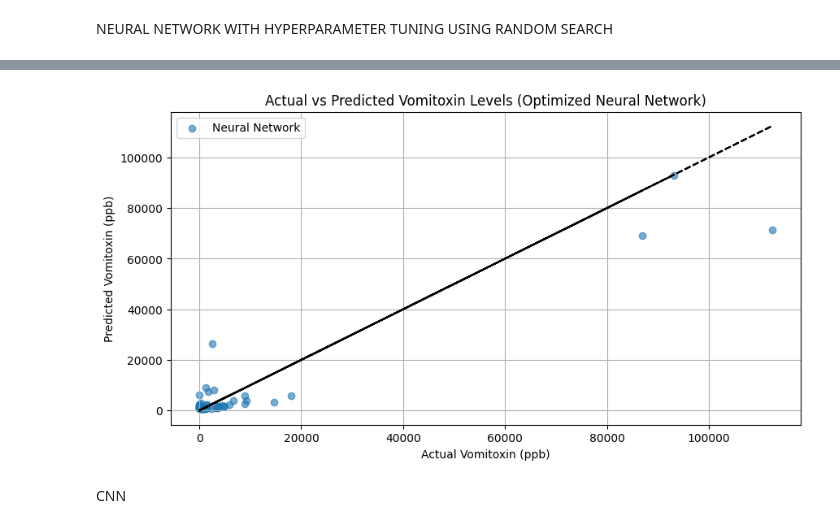
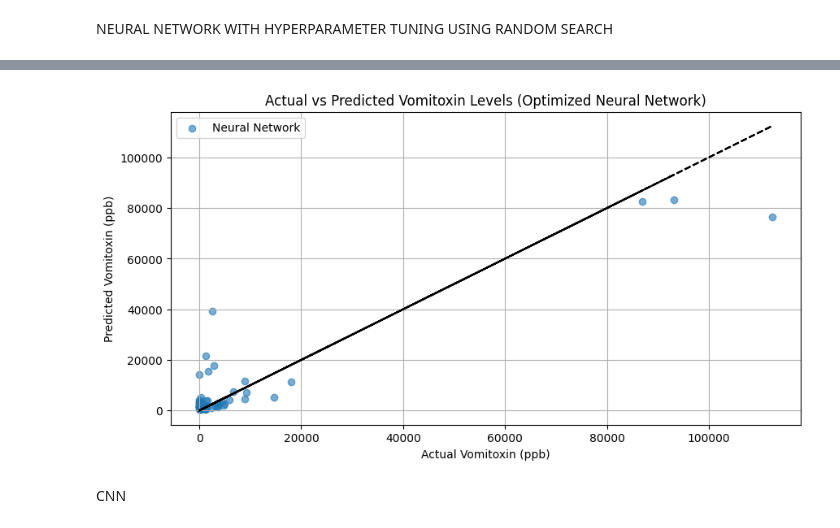
Before and after one commit to Abhikritpatel/vomitoxin_prediction, a Jupyter notebook: ML_intern_task.ipynb, the cells around one changed output, grey strips where cells are left out. Saved outputs shown, nothing was run; the diff lists cells and outputs as text; code cells hidden in the pictures.

```diff
--- a/ML_intern_task.ipynb
+++ b/ML_intern_task.ipynb
@@ -343,0 +326,4 @@ print(top_10_features_df)
+# %%
+x=df.iloc[:,:-1]  #TRAINING WITH ALL 447 FEATURES
+y=df['vomitoxin_ppb']
+x_train,x_test,y_train,y_test=train_test_split(x,y,test_size=0.2,random_state=42)# SPLITTING THE DATASET FOR TRAINING (80%) AND TESTING(20%)
@@ -434,60 +391,38 @@ R² Score: 0.8019
 # %% [markdown]
 NEURAL NETWORK WITH HYPERPARAMETER TUNING USING RANDOM SEARCH
 # %%
-import pandas as pd
-import numpy as np
-import matplotlib.pyplot as plt
-from sklearn.model_selection import train_test_split
-from sklearn.preprocessing import MinMaxScaler
-import tensorflow as tf
-from tensorflow import keras
-import keras_tuner as kt
-from sklearn.metrics import mean_absolute_error, mean_squared_error, r2_score
-
-# Normalize all spectral features
-scaler = MinMaxScaler()
-df.iloc[:, :-1] = scaler.fit_transform(df.iloc[:, :-1])
-
-# Define input features (X) and target variable (y)
-X = df.iloc[:, :-1]  # Use all 477 spectral features
-y = df['vomitoxin_ppb']
-
-# Split dataset into training (80%) and testing (20%)
-X_train, X_test, y_train, y_test = train_test_split(X, y, test_size=0.2, random_state=42)
-
-# Define a function to build the model with tunable hyperparameters
+# FUNCTION TO BUILD MODEL WITH TUNABLE HYPERPARAMETERS
 def build_model(hp):
     model = keras.Sequential()
-
-    # First hidden layer
+    #FIRST HIDDEN LAYER
     model.add(keras.layers.Dense(
-        units=hp.Int('units_1', min_value=64, max_value=512, step=64),
+        units=hp.Int('units_1',min_value=64,max_value=512,step=64),
         activation='relu',
         input_shape=(X_train.shape[1],),
         kernel_regularizer=keras.regularizers.l2(hp.Choice('l2_1', [0.0001, 0.001, 0.01]))
     ))
-    model.add(keras.layers.Dropout(hp.Float('dropout_1', min_value=0.1, max_value=0.5, step=0.1)))
+    model.add(keras.layers.Dropout(hp.Float('dropout_1',min_value=0.1,max_value=0.5,step=0.1)))
 
-    # Second hidden layer
+    #SECOND HIDDEN LAYER
     model.add(keras.layers.Dense(
-        units=hp.Int('units_2', min_value=64, max_value=256, step=64),
+        units=hp.Int('units_2',min_value=64,max_value=256,step=64),
         activation='relu',
         kernel_regularizer=keras.regularizers.l2(hp.Choice('l2_2', [0.0001, 0.001, 0.01]))
     ))
-    model.add(keras.layers.Dropout(hp.Float('dropout_2', min_value=0.1, max_value=0.5, step=0.1)))
+    model.add(keras.layers.Dropout(hp.Float('dropout_2',min_value=0.1,max_value=0.5,step=0.1)))
 
-    # Third hidden layer
+    #THIRD HIDDEN LAYER
     model.add(keras.layers.Dense(
         units=hp.Int('units_3', min_value=32, max_value=128, step=32),
         activation='relu',
-        kernel_regularizer=keras.regularizers.l2(hp.Choice('l2_3', [0.0001, 0.001, 0.01]))
+        kernel_regularizer=keras.regularizers.l2(hp.Choice('l2_3',[0.0001, 0.001, 0.01]))
     ))
     model.add(keras.layers.Dropout(hp.Float('dropout_3', min_value=0.1, max_value=0.5, step=0.1)))
 
-    # Output layer
-    model.add(keras.layers.Dense(1))  # Regression output
+    # OUTPUT LAYER
+    model.add(keras.layers.Dense(1))
 
-    # Compile the model with tunable learning rate
+    #COMPLILING THE MODEL WITH TUNABLE LEARNING RATE
     model.compile(
         optimizer=keras.optimizers.Adam(hp.Choice('learning_rate', [1e-2, 1e-3, 1e-4])),
         loss='mse',
@@ -496,49 +431,40 @@ def build_model(hp):
 
     return model
 
-# Use KerasTuner's Random Search to find the best hyperparameters
+#USING KERAS TUNER TO DO RANDOM SEARCH AND FIND BEST HYPEPARAMETERS
 tuner = kt.RandomSearch(
     build_model,
     objective='val_loss',
-    max_trials=20,  # Number of different models to try
-    executions_per_trial=2,  # Number of times each model is trained for better evaluation
+    max_trials=20,  # NUMBER OF MODELS TO TRY
+    executions_per_trial=2,  # NUMBER OF TIMES EACH MODEL IS TRAINED
     directory='tuner_results',
     project_name='vomitoxin_prediction'
 )
 
-# Run hyperparameter tuning
-tuner.search(X_train, y_train, validation_data=(X_test, y_test), epochs=100, batch_size=16, callbacks=[
-    keras.callbacks.EarlyStopping(monitor='val_loss', patience=10, restore_best_weights=True)
+#HYPERPARAMETER TUNING
+tuner.search(x_train, y_train, validation_data=(x_test, y_test), epochs=100, batch_size=16, callbacks=[
+    keras.callbacks.EarlyStopping(monitor='val_loss',patience=10,restore_best_weights=True)
 ])
 
-# Get the best model from tuning
+#SELECTING THE BEST HYPERPARAMETERS
 best_hps = tuner.get_best_hyperparameters(num_trials=1)[0]
 
-# Train the best model
+# TRAINING THE BEST MODEL
 best_model = tuner.hypermodel.build(best_hps)
-history = best_model.fit(X_train, y_train, validation_data=(X_test, y_test), epochs=200, batch_size=16, callbacks=[
+history = best_model.fit(x_train, y_train, validation_data=(x_test, y_test), epochs=200, batch_size=16, callbacks=[
     keras.callbacks.EarlyStopping(monitor='val_loss', patience=10, restore_best_weights=True)
 ], verbose=1)
 
-# Make predictions
-nn_preds = best_model.predict(X_test).flatten()
+#PREDICTING
+nn_preds = best_model.predict(x_test).flatten()
 
-# Evaluate the best model
-def evaluate_model(y_true, y_pred, model_name):
-    mae = mean_absolute_error(y_true, y_pred)
-    rmse = np.sqrt(mean_squared_error(y_true, y_pred))
-    r2 = r2_score(y_true, y_pred)
-    print(f"\nModel: {model_name}")
-    print(f"MAE: {mae:.4f}")
-    print(f"RMSE: {rmse:.4f}")
-    print(f"R² Score: {r2:.4f}")
-
+# EVALUATION
 evaluate_model(y_test, nn_preds, "Optimized Neural Network")
 
-# Plot Actual vs. Predicted values
+#PLOT
 plt.figure(figsize=(10, 5))
 plt.scatter(y_test, nn_preds, label="Neural Network", alpha=0.6)
-plt.plot(y_test, y_test, color='black', linestyle='dashed')  # Perfect prediction line
+plt.plot(y_test,y_test, color='black',linestyle='dashed')
 plt.xlabel("Actual Vomitoxin (ppb)")
 plt.ylabel("Predicted Vomitoxin (ppb)")
 plt.title("Actual vs Predicted Vomitoxin Levels (Optimized Neural Network)")
@@ -581,4 +494,4 @@ R² Score: 0.8847
-[figure, old version]
+[figure, new version]
 # %% [markdown]
 CNN
 # %%
```
Also changed, not shown: parts of 19 cells of this notebook.
